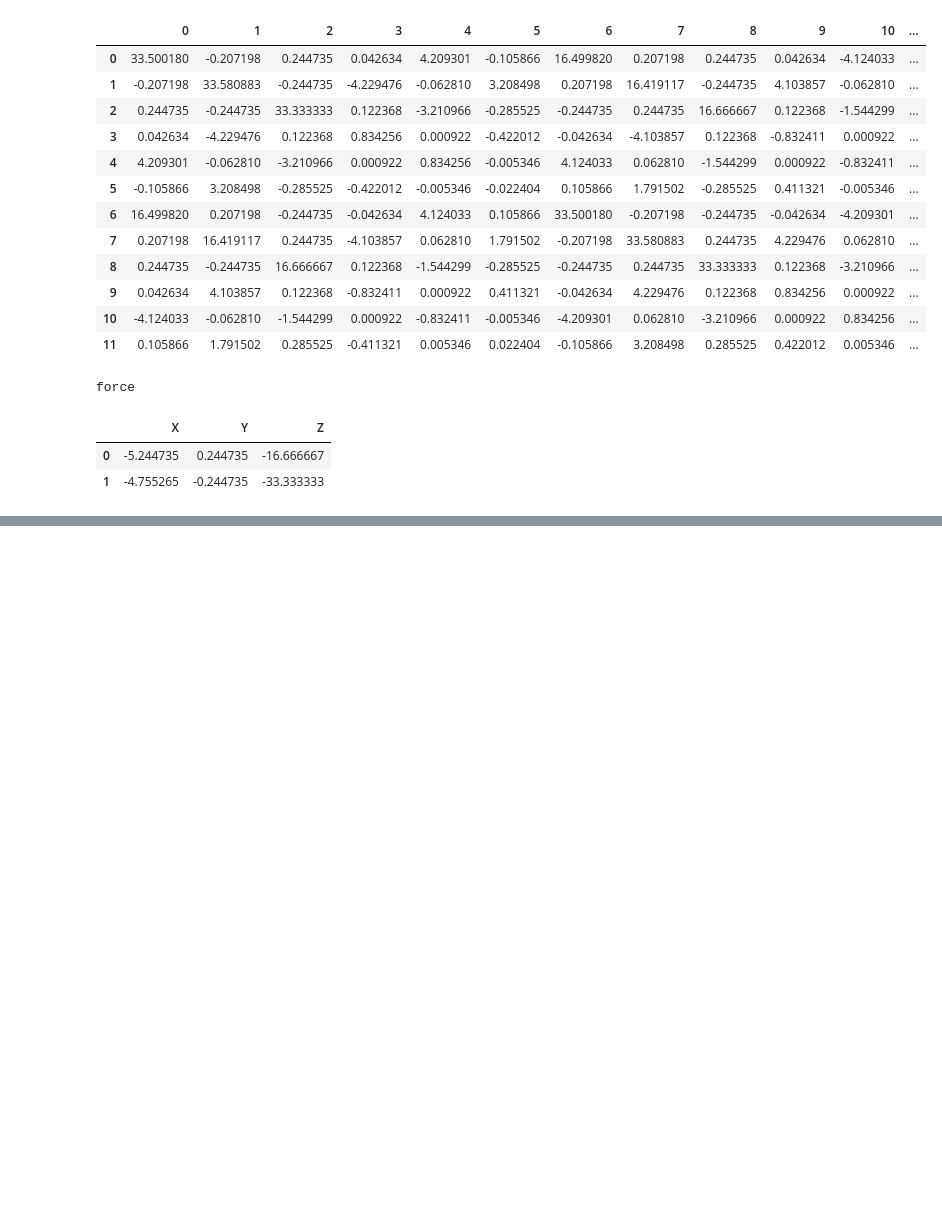
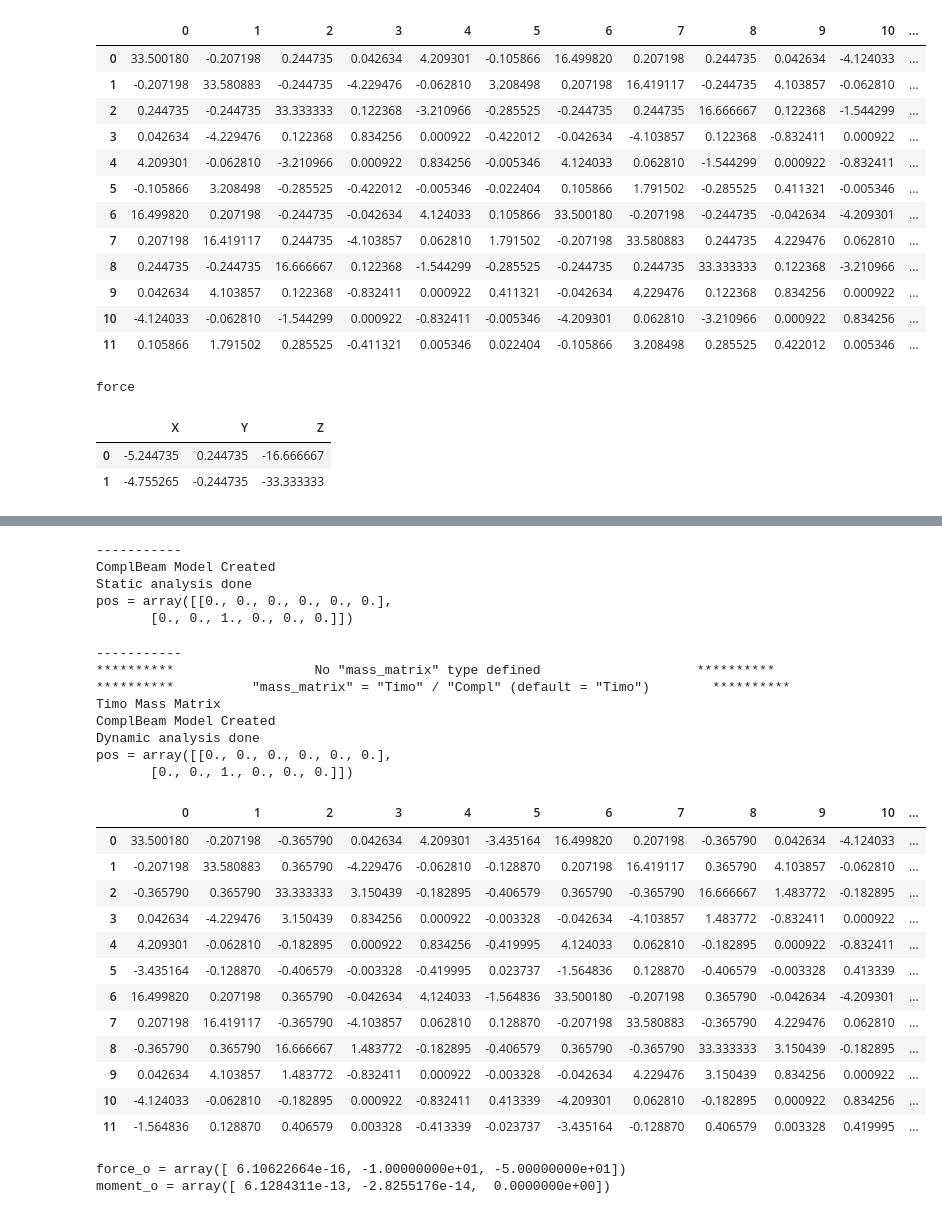
Before and after one commit to juliovmlo/master_thesis, a Jupyter notebook: straight_beam_test.ipynb, the cells around one changed output, grey strips where cells are left out. Saved outputs shown, nothing was run; the diff lists cells and outputs as text; code cells hidden in the pictures; blank space fills up the shorter version.

```diff
--- a/straight_beam_test.ipynb
+++ b/straight_beam_test.ipynb
@@ -450,0 +404,61 @@ Test failed.
+# %%
+# Model input json file name
+f_model_json = "straight_beam_offset_y_static.json"
+
+# Input files folder
+inputfolder = os.path.join(os.getcwd(),'straight_beam')
+mainfile = os.path.join(inputfolder,f_model_json)
+
+# - Instantiate beam
+save_load([0], inputfolder, onlyy=True) # Creates a force file
+beam_offset = ComplBeam(mainfile)
+
+# - Get the radius location of nodes
+r = beam_offset.nodeLocations[:,2] # z-axis position
+beam_offset.nodeLocations
+
+pos = np.concatenate((beam_offset.nodeLocations,np.zeros((2,3))), axis=1)
+print(f'{pos = }')
+# %% [output]
+-----------
+ComplBeam Model Created
+Static analysis done
+pos = array([[0., 0., 0., 0., 0., 0.],
+       [0., 0., 1., 0., 0., 0.]])
+# %%
+# - Get the mass matrix
+# For non dynamic calculations the mass matrix is not calculated
+f_model_json = "straight_beam_offset_y_dynamic.json"
+mainfile_dyn = os.path.join(inputfolder,f_model_json)
+
+# Calculate mass matrix
+beam_offset = ComplBeam(mainfile_dyn)
+M_mat_offset = beam_offset.M_mat_full
+pos = np.concatenate((beam_offset.nodeLocations,np.zeros((2,3))), axis=1)
+print(f'{pos = }')
+
+# Display DataFrame in Jupyter notebook
+M_mat_offset_df = pd.DataFrame(M_mat_offset)
+M_mat_offset_df
+# %% [output]
+-----------
+**********                  No "mass_matrix" type defined                    **********
+**********          "mass_matrix" = "Timo" / "Compl" (default = "Timo")        **********
+Timo Mass Matrix
+ComplBeam Model Created
+Dynamic analysis done
+pos = array([[0., 0., 0., 0., 0., 0.],
+       [0., 0., 1., 0., 0., 0.]])
+|  | 0 | 1 | 2 | 3 | 4 | 5 | 6 | 7 | 8 | 9 | 10 | ... |
+| 0 | 33.500180 | -0.207198 | -0.365790 | 0.042634 | 4.209301 | -3.435164 | 16.499820 | 0.207198 | -0.365790 | 0.042634 | -4.124033 | ... |
+| 1 | -0.207198 | 33.580883 | 0.365790 | -4.229476 | -0.062810 | -0.128870 | 0.207198 | 16.419117 | 0.365790 | 4.103857 | -0.062810 | ... |
+| 2 | -0.365790 | 0.365790 | 33.333333 | 3.150439 | -0.182895 | -0.406579 | 0.365790 | -0.365790 | 16.666667 | 1.483772 | -0.182895 | ... |
+| 3 | 0.042634 | -4.229476 | 3.150439 | 0.834256 | 0.000922 | -0.003328 | -0.042634 | -4.103857 | 1.483772 | -0.832411 | 0.000922 | ... |
+| 4 | 4.209301 | -0.062810 | -0.182895 | 0.000922 | 0.834256 | -0.419995 | 4.124033 | 0.062810 | -0.182895 | 0.000922 | -0.832411 | ... |
+| 5 | -3.435164 | -0.128870 | -0.406579 | -0.003328 | -0.419995 | 0.023737 | -1.564836 | 0.128870 | -0.406579 | -0.003328 | 0.413339 | ... |
+| 6 | 16.499820 | 0.207198 | 0.365790 | -0.042634 | 4.124033 | -1.564836 | 33.500180 | -0.207198 | 0.365790 | -0.042634 | -4.209301 | ... |
+| 7 | 0.207198 | 16.419117 | -0.365790 | -4.103857 | 0.062810 | 0.128870 | -0.207198 | 33.580883 | -0.365790 | 4.229476 | 0.062810 | ... |
+| 8 | -0.365790 | 0.365790 | 16.666667 | 1.483772 | -0.182895 | -0.406579 | 0.365790 | -0.365790 | 33.333333 | 3.150439 | -0.182895 | ... |
+| 9 | 0.042634 | 4.103857 | 1.483772 | -0.832411 | 0.000922 | -0.003328 | -0.042634 | 4.229476 | 3.150439 | 0.834256 | 0.000922 | ... |
+| 10 | -4.124033 | -0.062810 | -0.182895 | 0.000922 | -0.832411 | 0.413339 | -4.209301 | 0.062810 | -0.182895 | 0.000922 | 0.834256 | ... |
+| 11 | -1.564836 | 0.128870 | 0.406579 | 0.003328 | -0.413339 | -0.023737 | -3.435164 | -0.128870 | 0.406579 | 0.003328 | 0.419995 | ... |
@@ -450,0 +482,12 @@ Test failed.
+# %%
+force, moment = np.split(load_t3,[3],axis=1)
+force_o = np.sum(force, axis=0)
+print(f'{force_o = }')
+
+pos_o = pos.copy()
+
+moment_o = np.sum(moment,axis=0) + np.cross(pos[0,:3],force[0]) + np.cross(pos[1,:3],force[1])
+print(f'{moment_o = }')
+# %% [output]
+force_o = array([ 6.10622664e-16, -1.00000000e+01, -5.00000000e+01])
+moment_o = array([ 6.1284311e-13, -2.8255176e-14,  0.0000000e+00])
```
Also changed, not shown: parts of 50 cells of this notebook, 12 other files.
